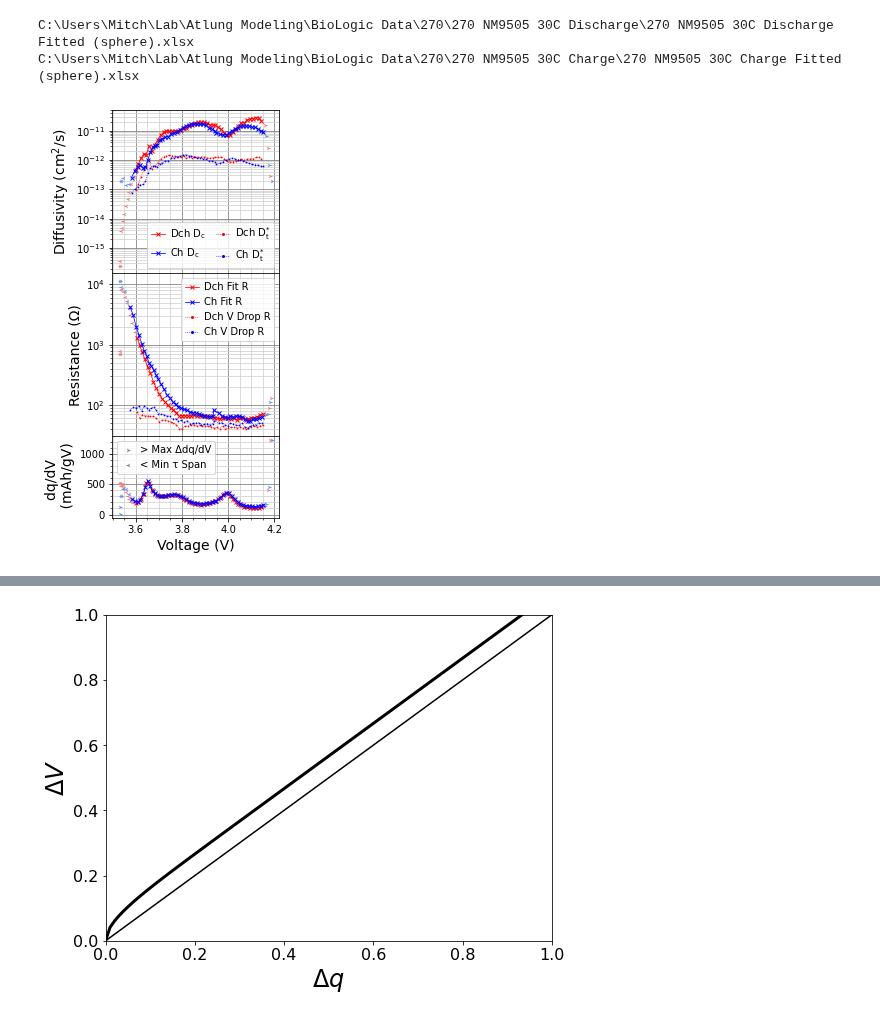
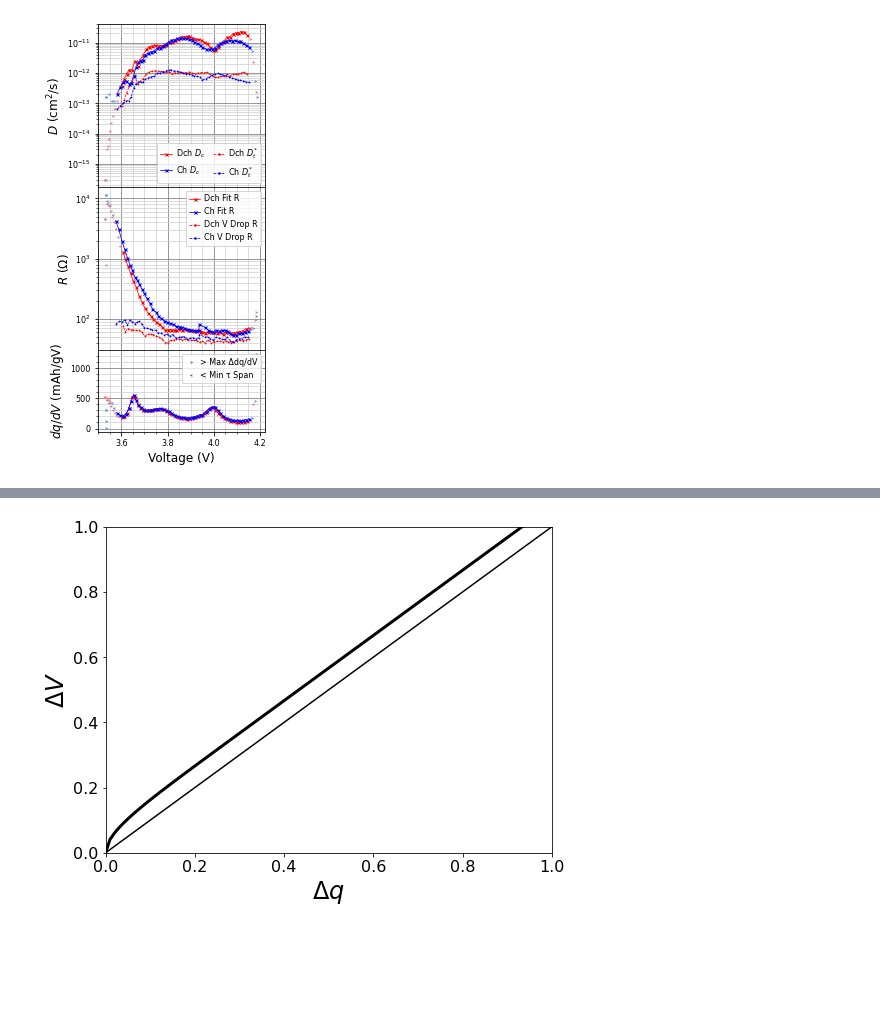
Before and after one commit to mmemcormier/amid, a Jupyter notebook: test_IRfit.ipynb, the cells around one changed output, grey strips where cells are left out. Saved outputs shown, nothing was run; the diff lists cells and outputs as text; code cells hidden in the pictures; blank space fills up the shorter version.

Commit message:
Updated graph format and cleaned up variable names

```diff
--- a/test_IRfit.ipynb
+++ b/test_IRfit.ipynb
@@ -9,13 +9,13 @@ import matplotlib.pyplot as plt
 import matplotlib.ticker as ticker
 
 plt.rc('lines', markersize = 3, linewidth = 0.75)
-plt.rc('axes', grid = True, labelsize = 14)
+plt.rc('axes', grid = True, labelsize = 12)
 plt.rc('axes.grid', which = 'both')
 plt.rc('grid', color = 'grey')
 plt.rc('xtick.minor', bottom = True, top = False)
 plt.rc('ytick.minor', left = True, right = False)
-plt.rc('xtick', bottom = True, top = False, direction = 'out', labelsize = 10)
-plt.rc('ytick', left = True, right = False, direction = 'out', labelsize = 10)
-plt.rc('legend', frameon = False, fontsize = 10, columnspacing = 1.0, handletextpad = 0.5, handlelength = 1.4)
+plt.rc('xtick', bottom = True, top = False, direction = 'out', labelsize = 8)
+plt.rc('ytick', left = True, right = False, direction = 'out', labelsize = 8)
+plt.rc('legend', frameon = False, fontsize = 8, columnspacing = 1.0, handletextpad = 0.5, handlelength = 1.4)
 plt.rc('errorbar', capsize = 2)
 plt.rc('savefig', dpi = 300)
@@ -441,5 +449,5 @@ plt.savefig('fig4.png', bbox_inches="tight")
 # %%
-#Figure 5
+#Figure 7
 path = 'C:/Users/Mitch/Lab/Atlung Modeling/BioLogic Data'
 cells = ['270']
 mincapspan = 0.5
@@ -460,7 +468,6 @@ for cell in cells:
                     elif "Charge Fitted" in str(fitfile):
                         halfcycle = 'Charge'
                     dfnew = pd.read_excel(fitfile)
-                    print(fitfile)
 
                     # Remove datapoints where
                     # dq/dV change between subsequent datapoint is greater than the max dqdV factor or
@@ -479,15 +486,15 @@ for cell in cells:
                     # Settings
                     if halfcycle == 'Discharge':
                         markerA = 'rx-'
-                        markerB = 'r.:'
+                        markerB = 'r.--'
                         color = 'lightcoral'
                     elif halfcycle == 'Charge':
                         markerA = 'bx-'
-                        markerB = 'b.:'
+                        markerB = 'b.--'
                         color = 'cornflowerblue'
                     else:
                         markerA = 'kx-'
-                        markerB = 'k.:'
+                        markerB = 'k.--'
                         color = 'grey'
 
                     # Plot individual cells with outliers removed
@@ -508,45 +515,43 @@ for cell in cells:
                     axs[0].semilogy(dfnew[badcapspan]['Voltage (V)'], dfnew[badcapspan]['Dc (cm^2/s)'], marker = '3', color = color, linestyle = 'None')
                     #axs[0].semilogy(dfnew[badcapspan]['Voltage (V)'], dfnew[badcapspan]['Dt* (cm^2/s)'], marker = '3', color = color, linestyle = 'None')
                     axs[1].semilogy(dfnew[badcapspan]['Initial Voltage (V)'], dfnew[badcapspan]['Rfit (Ohm)'], marker = '3', color = color, linestyle = 'None')
                     #axs[1].semilogy(dfnew[badcapspan]['Initial Voltage (V)'], dfnew[badcapspan]['Rdrop (Ohm)'], marker = '3', color = color, linestyle = 'None')
                     axs[2].plot(dfnew[badcapspan]['Voltage (V)'], dfnew[badcapspan]['dq/dV (mAh/gV)'], marker = '3', color = color, linestyle = 'None')
 
-axs[0].set_ylabel('Diffusivity (cm$\mathregular{^{2}}$/s)')
-axs[1].set_ylabel('Resistance (Ω)')
+axs[0].set_ylabel('$D$ (cm$\mathregular{^{2}}$/s)')
+axs[1].set_ylabel('$R$ (Ω)')
 axs[2].set_xlabel('Voltage (V)')
-axs[2].set_ylabel('dq/dV \n (mAh/gV)')
+axs[2].set_ylabel('$dq/dV$ (mAh/gV)')
 #axs[1].set_xlabel('x in Li$\mathregular{_{x}N_{0.95}Mn_{0.05}O_{2}}$')
 
-axs[0].semilogy([], [], 'rx-', label='Dch D$\mathregular{_{c}}$')
-axs[0].semilogy([], [], 'bx-', label='Ch D$\mathregular{_{c}}$')
-axs[0].semilogy([], [], 'r.:', label='Dch D$\mathregular{_{t}^{*}}$')
-axs[0].semilogy([], [], 'b.:', label='Ch D$\mathregular{_{t}^{*}}$')
+axs[0].semilogy([], [], 'rx-', label='Dch $D_{c}$')
+axs[0].semilogy([], [], 'bx-', label='Ch $D_{c}$')
+axs[0].semilogy([], [], 'r.--', label='Dch $D_{t}^{*}$')
+axs[0].semilogy([], [], 'b.--', label='Ch $D_{t}^{*}$')
 axs[0].legend(frameon = True, ncol = 2)
 
 axs[1].semilogy([], [], 'rx-', label='Dch Fit R')
 axs[1].semilogy([], [], 'bx-', label='Ch Fit R')
-axs[1].semilogy([], [], 'r.:', label='Dch V Drop R')
-axs[1].semilogy([], [], 'b.:', label='Ch V Drop R')
+axs[1].semilogy([], [], 'r.--', label='Dch V Drop R')
+axs[1].semilogy([], [], 'b.--', label='Ch V Drop R')
 axs[1].legend(frameon = True)
 
 axs[2].plot([], [], marker = '4', color = 'grey', linestyle = 'None', label='> Max Δdq/dV')
 axs[2].plot([], [], marker = '3', color = 'grey', linestyle = 'None', label='< Min τ Span')
-axs[2].legend(frameon = True)
+axs[2].legend(frameon = True, loc = 'upper right')
 
 axs[0].xaxis.set_minor_locator(ticker.AutoMinorLocator())
 axs[0].yaxis.set_minor_locator(ticker.LogLocator(subs = np.arange(1.0, 10.0) * 0.1, numticks = 10))
 axs[0].yaxis.set_major_locator(ticker.LogLocator(numticks = 10))
 axs[1].yaxis.set_minor_locator(ticker.LogLocator(subs = np.arange(1.0, 10.0) * 0.1, numticks = 10))
 axs[1].yaxis.set_major_locator(ticker.LogLocator(numticks = 10))
 axs[2].yaxis.set_minor_locator(ticker.AutoMinorLocator())
 
 axs[0].grid(which = 'minor', color = 'lightgrey')
 axs[1].grid(which = 'minor', color = 'lightgrey')
 axs[2].grid(which = 'minor', color = 'lightgrey')
 
-plt.savefig('fig5.png', bbox_inches = 'tight')
+plt.savefig('fig7.png', bbox_inches = 'tight')
 # %% [output]
-C:\Users\Mitch\Lab\Atlung Modeling\BioLogic Data\270\270 NM9505 30C Discharge\270 NM9505 30C Discharge Fitted (sphere).xlsx
-C:\Users\Mitch\Lab\Atlung Modeling\BioLogic Data\270\270 NM9505 30C Charge\270 NM9505 30C Charge Fitted (sphere).xlsx
-[figure, old version]
+[figure, new version]
 # %%
```
Also changed, not shown: parts of 11 cells of this notebook, 10 other files.
